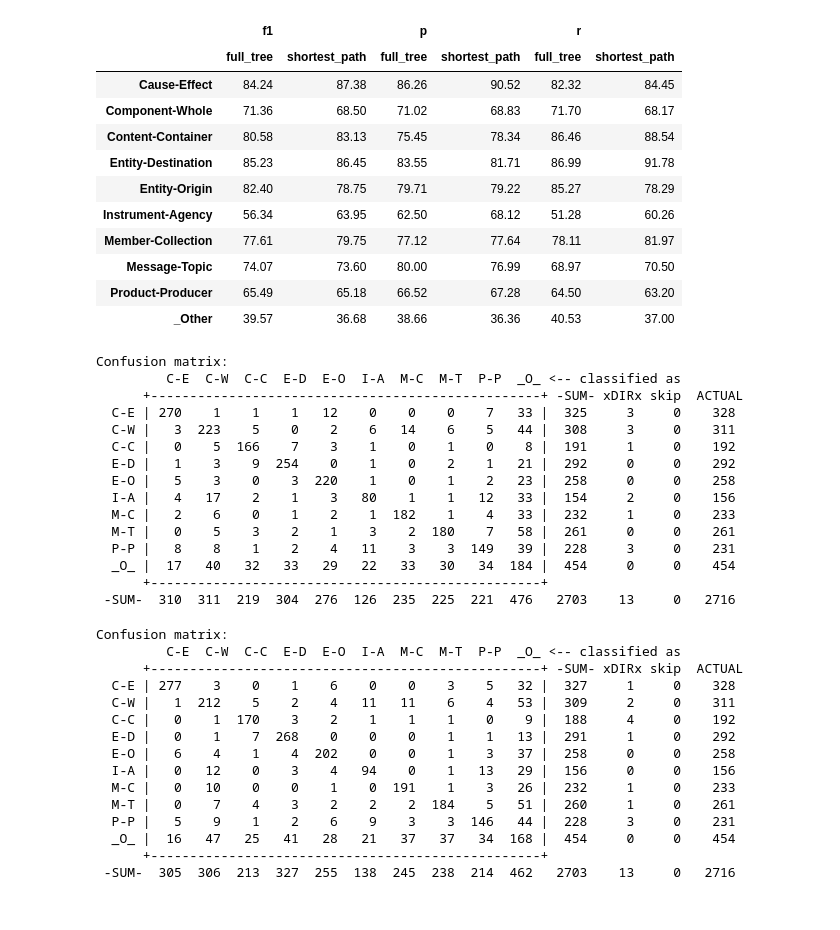
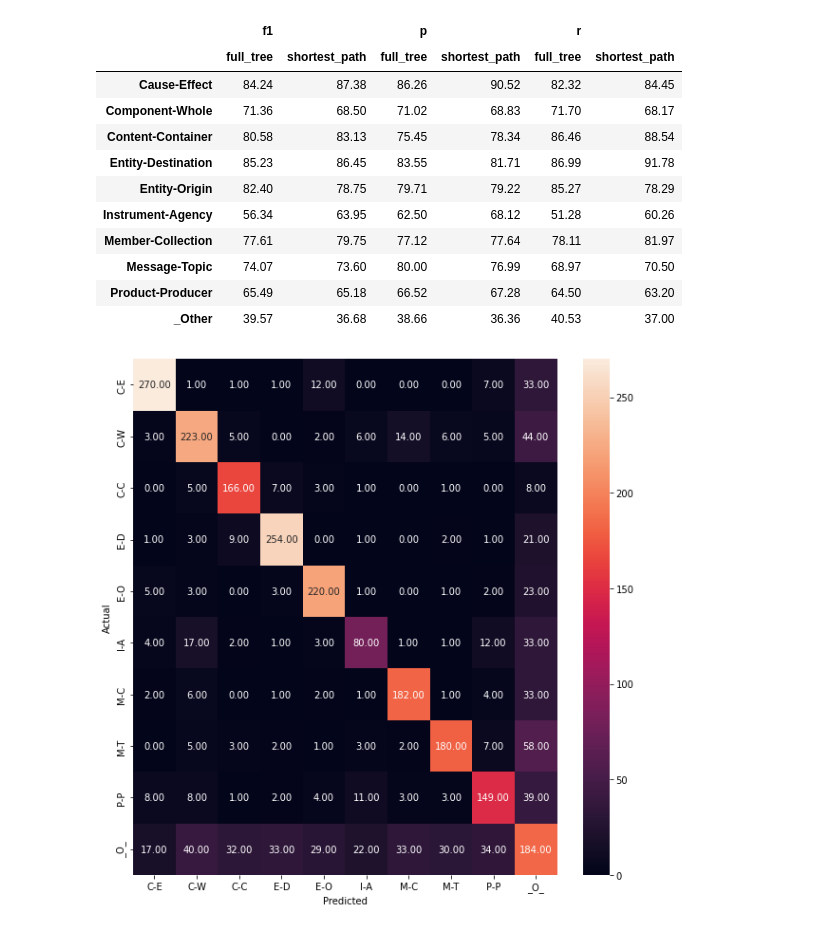
Before and after one commit to zarzouram/RE_Extraction_tree_and_Seq_LSTM, a Jupyter notebook: run_test.ipynb, the cells around one changed output. Cells and saved outputs as stored; diff of their text form; code cells hidden in the pictures.

```diff
--- a/run_test.ipynb
+++ b/run_test.ipynb
@@ -170,9 +170,12 @@ df_reldep.loc[df_rest_ids, "dep_0"] = "rest"
 
 df_reldep = df_reldep.groupby(["rel", "dep_0"]).sum()
 
-fig = plt.figure(figsize=(12, 10), constrained_layout=True)
+fig = plt.figure(figsize=(12, 10), constrained_layout=True, facecolor="w")
 spec = fig.add_gridspec(ncols=len(rel_labels), nrows=1)
-fig.suptitle("Dependencies frequency of occurrence\ncalculated per relation label\nin the shortest-path graphs with two nodes.", fontsize=14, y=1.1)
+fig.suptitle(
+    "Dependencies frequency of occurrence\ncalculated per relation label\nin the shortest-path graphs with two nodes.",
+    fontsize=14,
+    y=1.1)
 
 df_reldep = df_reldep.reset_index().sort_values(by=["percent", "dep_0"])
 dep_sorted_map = dict.fromkeys(df_reldep["dep_0"].astype(str).values.tolist())
@@ -413,39 +412,26 @@ display(df)
 | Message-Topic | 74.07 | 73.60 | 80.00 | 76.99 | 68.97 | 70.50 |
 | Product-Producer | 65.49 | 65.18 | 66.52 | 67.28 | 64.50 | 63.20 |
 | _Other | 39.57 | 36.68 | 38.66 | 36.36 | 40.53 | 37.00 |
-# %%
-print("\n".join(results["full_tree"]["result"].strip().split("\n")[:15]))
-# %% [output]
-Confusion matrix:
-         C-E  C-W  C-C  E-D  E-O  I-A  M-C  M-T  P-P  _O_ <-- classified as
-      +--------------------------------------------------+ -SUM- xDIRx skip  ACTUAL
-  C-E | 270    1    1    1   12    0    0    0    7   33 |  325     3     0    328
-  C-W |   3  223    5    0    2    6   14    6    5   44 |  308     3     0    311
-  C-C |   0    5  166    7    3    1    0    1    0    8 |  191     1     0    192
-  E-D |   1    3    9  254    0    1    0    2    1   21 |  292     0     0    292
-  E-O |   5    3    0    3  220    1    0    1    2   23 |  258     0     0    258
-  I-A |   4   17    2    1    3   80    1    1   12   33 |  154     2     0    156
-  M-C |   2    6    0    1    2    1  182    1    4   33 |  232     1     0    233
-  M-T |   0    5    3    2    1    3    2  180    7   58 |  261     0     0    261
-  P-P |   8    8    1    2    4   11    3    3  149   39 |  228     3     0    231
-  _O_ |  17   40   32   33   29   22   33   30   34  184 |  454     0     0    454
-      +--------------------------------------------------+
- -SUM-  310  311  219  304  276  126  235  225  221  476   2703    13     0   2716
-# %%
-print("\n".join(results["shortest_path"]["result"].strip().split("\n")[:15]))
-# %% [output]
-Confusion matrix:
-         C-E  C-W  C-C  E-D  E-O  I-A  M-C  M-T  P-P  _O_ <-- classified as
-      +--------------------------------------------------+ -SUM- xDIRx skip  ACTUAL
-  C-E | 277    3    0    1    6    0    0    3    5   32 |  327     1     0    328
-  C-W |   1  212    5    2    4   11   11    6    4   53 |  309     2     0    311
-  C-C |   0    1  170    3    2    1    1    1    0    9 |  188     4     0    192
-  E-D |   0    1    7  268    0    0    0    1    1   13 |  291     1     0    292
-  E-O |   6    4    1    4  202    0    0    1    3   37 |  258     0     0    258
-  I-A |   0   12    0    3    4   94    0    1   13   29 |  156     0     0    156
-  M-C |   0   10    0    0    1    0  191    1    3   26 |  232     1     0    233
-  M-T |   0    7    4    3    2    2    2  184    5   51 |  260     1     0    261
-  P-P |   5    9    1    2    6    9    3    3  146   44 |  228     3     0    231
-  _O_ |  16   47   25   41   28   21   37   37   34  168 |  454     0     0    454
-      +--------------------------------------------------+
- -SUM-  305  306  213  327  255  138  245  238  214  462   2703    13     0   2716
+# %%
+import re
+import seaborn as sns
+
+confusion_matrix_lstr = results["full_tree"]["result"].strip().split("\n")[:15]
+cm_str = list(map(lambda x: re.findall(r"\d+", x),
+                  confusion_matrix_lstr[3:-2]))
+cm = [[int(c) for c in cm[:10]] for cm in cm_str]
+labels = confusion_matrix_lstr[1].strip().split()[:10]
+
+fig, ax = plt.subplots(figsize=(10, 10), facecolor="w")
+sns.heatmap(cm,
+            annot=True,
+            fmt=".2f",
+            xticklabels=labels,
+            yticklabels=labels)
+plt.ylabel('Actual')
+plt.xlabel('Predicted')
+plt.show(block=False)
+
+# print("\n".join(confusion_matrix_lstr))
+# %% [output]
+[figure, added]
```
Also changed, not shown: parts of 3 cells of this notebook, 3 other files.
